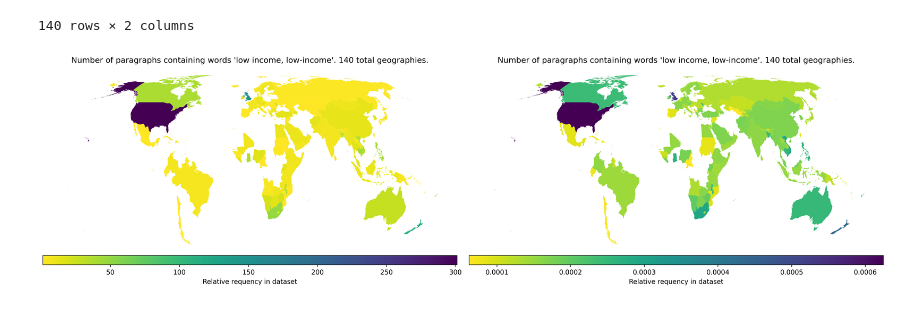
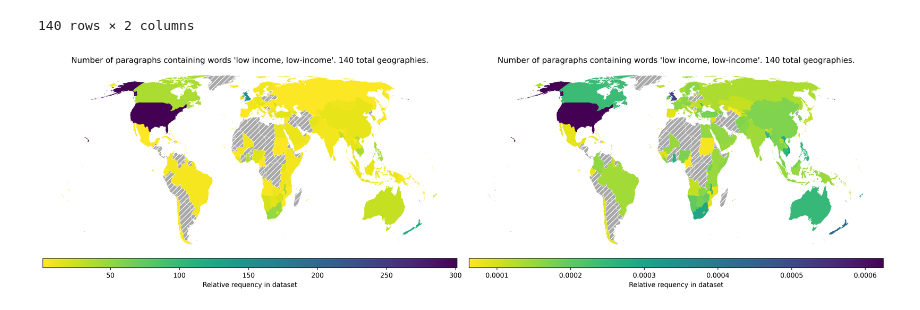
Before and after one commit to climatepolicyradar/open-data, a Jupyter notebook: notebooks/2-searchable-world-map.ipynb, the cells around one changed output. Drawn from its saved outputs; the diff is of its cells as text; code cells hidden in the pictures.

Commit message:
also plot missing countries

```diff
--- a/notebooks/2-searchable-world-map.ipynb
+++ b/notebooks/2-searchable-world-map.ipynb
@@ -150,7 +150,7 @@ def plot_country_map(
     # TODO: is 'ADMO_ISO' the right column to join on? The one that Anne initially
     # specified, 'ADMO_A3', doesn't exist in this dataset.
     world_with_counts = world.merge(
-        results_df, left_on="ADM0_A3", right_on="geography ISO"
+        results_df, left_on="ADM0_A3", right_on="geography ISO", how="left"
     )
 
     if axis:
@@ -166,6 +166,9 @@ def plot_country_map(
         vmin=min_count,
         vmax=max_count,
         cmap="viridis_r",
+        edgecolor="face",
+        linewidth=0.3,  # But hack-y but helps small states stand out
+        missing_kwds={"color": "darkgrey", "edgecolor": "white", "hatch": "///"},
     )
 
     divider = make_axes_locatable(axis)
@@ -188,31 +191,31 @@ def plot_country_map(
     # for ea in leg1.legend_handles:
     #     ea.set_marker('s')
     fig.tight_layout()
 
     axis.set_title(
         f"Number of paragraphs containing words '{', '.join(keywords)}'. {num_geographies} total geographies."
     )
 
     return fig, axis
 
 
 kwds = [
     "low income",
     "low-income",
 ]
 
 fig, (ax1, ax2) = plt.subplots(1, 2, figsize=(18, 9), dpi=300)
 
 ax1 = plot_country_map(
     kwds,
     normalize_counts=False,
     axis=ax1,
 )
 
 ax2 = plot_country_map(
     kwds,
     normalize_counts=True,
     axis=ax2,
 )
 # %% [output]
-[figure, old version]
+[figure, new version]
```
